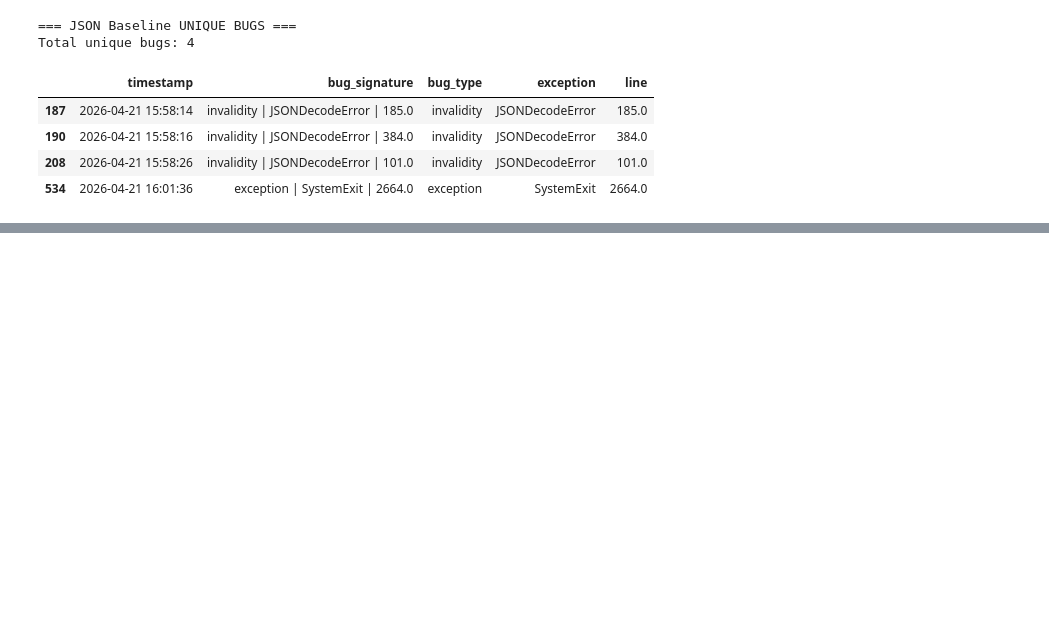
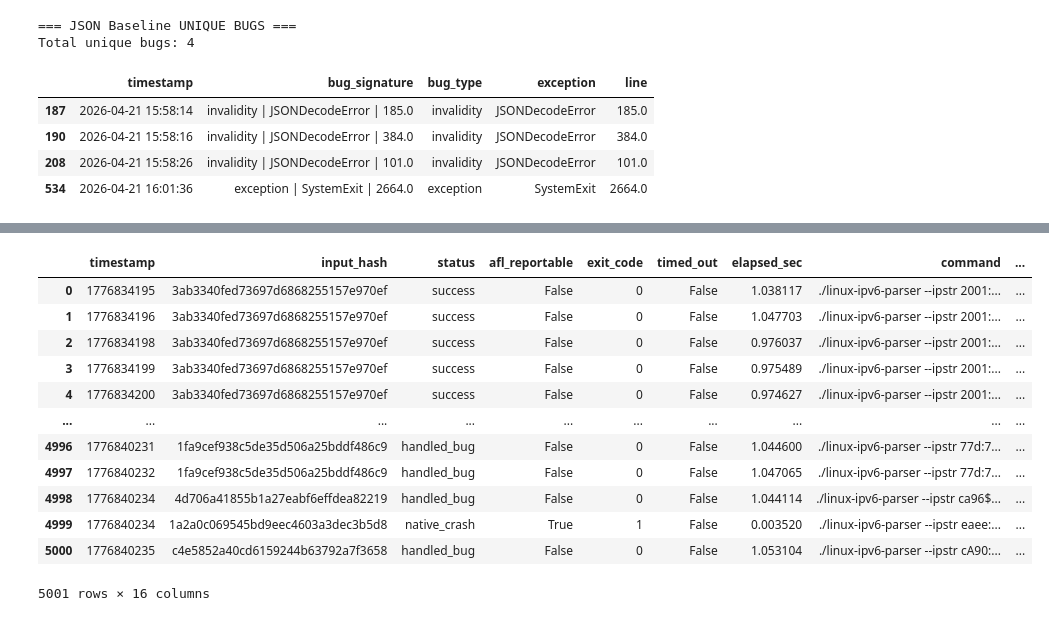
Before and after one commit to BoweiDu01/grp1-software-testing-project, a Jupyter notebook: checkoff4_eval.ipynb, the cells around one changed output, grey strips where cells are left out. Cells and saved outputs as stored; diff of their text form; code cells hidden in the pictures; blank space fills up the shorter version.

```diff
--- a/checkoff4_eval.ipynb
+++ b/checkoff4_eval.ipynb
@@ -474,0 +523,17 @@ Total unique bugs: 4
+# %%
+df_ipv6_baseline = pd.read_csv("logs/ipv6_aflpp_binary_baseline_5000.csv")
+display(df_ipv6_baseline)
+# %% [output]
+|  | timestamp | input_hash | status | afl_reportable | exit_code | timed_out | elapsed_sec | command | ... |
+| 0 | 1776834195 | 3ab3340fed73697d6868255157e970ef | success | False | 0 | False | 1.038117 | ./linux-ipv6-parser --ipstr 2001:... | ... |
+| 1 | 1776834196 | 3ab3340fed73697d6868255157e970ef | success | False | 0 | False | 1.047703 | ./linux-ipv6-parser --ipstr 2001:... | ... |
+| 2 | 1776834198 | 3ab3340fed73697d6868255157e970ef | success | False | 0 | False | 0.976037 | ./linux-ipv6-parser --ipstr 2001:... | ... |
+| 3 | 1776834199 | 3ab3340fed73697d6868255157e970ef | success | False | 0 | False | 0.975489 | ./linux-ipv6-parser --ipstr 2001:... | ... |
+| 4 | 1776834200 | 3ab3340fed73697d6868255157e970ef | success | False | 0 | False | 0.974627 | ./linux-ipv6-parser --ipstr 2001:... | ... |
+| ... | ... | ... | ... | ... | ... | ... | ... | ... | ... |
+| 4996 | 1776840231 | 1fa9cef938c5de35d506a25bddf486c9 | handled_bug | False | 0 | False | 1.044600 | ./linux-ipv6-parser --ipstr 77d:7... | ... |
+| 4997 | 1776840232 | 1fa9cef938c5de35d506a25bddf486c9 | handled_bug | False | 0 | False | 1.047065 | ./linux-ipv6-parser --ipstr 77d:7... | ... |
+| 4998 | 1776840234 | 4d706a41855b1a27eabf6effdea82219 | handled_bug | False | 0 | False | 1.044114 | ./linux-ipv6-parser --ipstr ca96$... | ... |
+| 4999 | 1776840234 | 1a2a0c069545bd9eec4603a3dec3b5d8 | native_crash | True | 1 | False | 0.003520 | ./linux-ipv6-parser --ipstr eaee:... | ... |
+| 5000 | 1776840235 | c4e5852a40cd6159244b63792a7f3658 | handled_bug | False | 0 | False | 1.053104 | ./linux-ipv6-parser --ipstr cA90:... | ... |
+5001 rows × 16 columns
```
Also changed, not shown: parts of 11 cells of this notebook, 1 other file.
